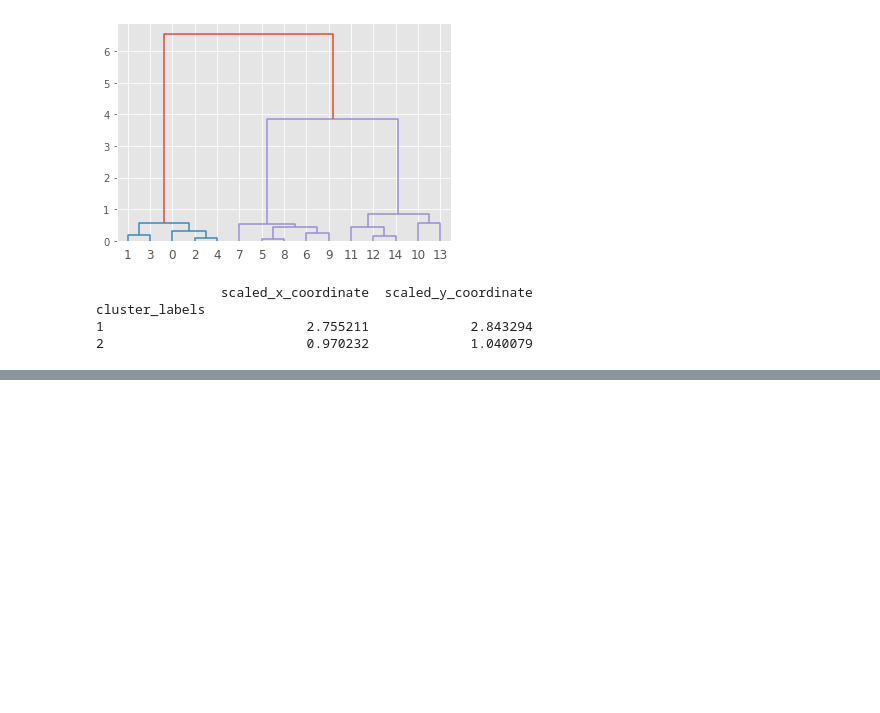
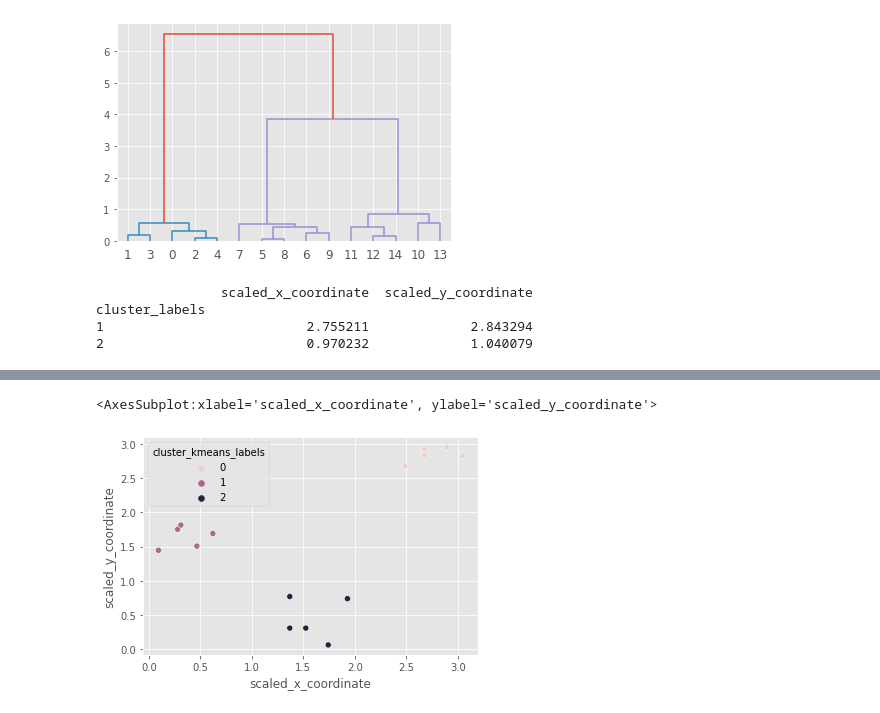
Before and after one commit to fea-dev-usp/ArtificialIntelligence, a Jupyter notebook: studies/cluster/cluster-analysis.ipynb, the cells around one changed output, grey strips where cells are left out. Saved outputs shown, nothing was run; the diff lists cells and outputs as text; code cells hidden in the pictures; blank space fills up the shorter version.

```diff
--- a/studies/cluster/cluster-analysis.ipynb
+++ b/studies/cluster/cluster-analysis.ipynb
@@ -238,0 +255,8 @@ cluster_labels
+# %%
+sns.scatterplot(x = 'scaled_x_coordinate',
+                y = 'scaled_y_coordinate',
+                hue = 'cluster_kmeans_labels',
+                data = df_test)
+# %% [output]
+<AxesSubplot:xlabel='scaled_x_coordinate', ylabel='scaled_y_coordinate'>
+[figure, added]
```
Also changed, not shown: parts of 10 cells of this notebook, 1 other file.
